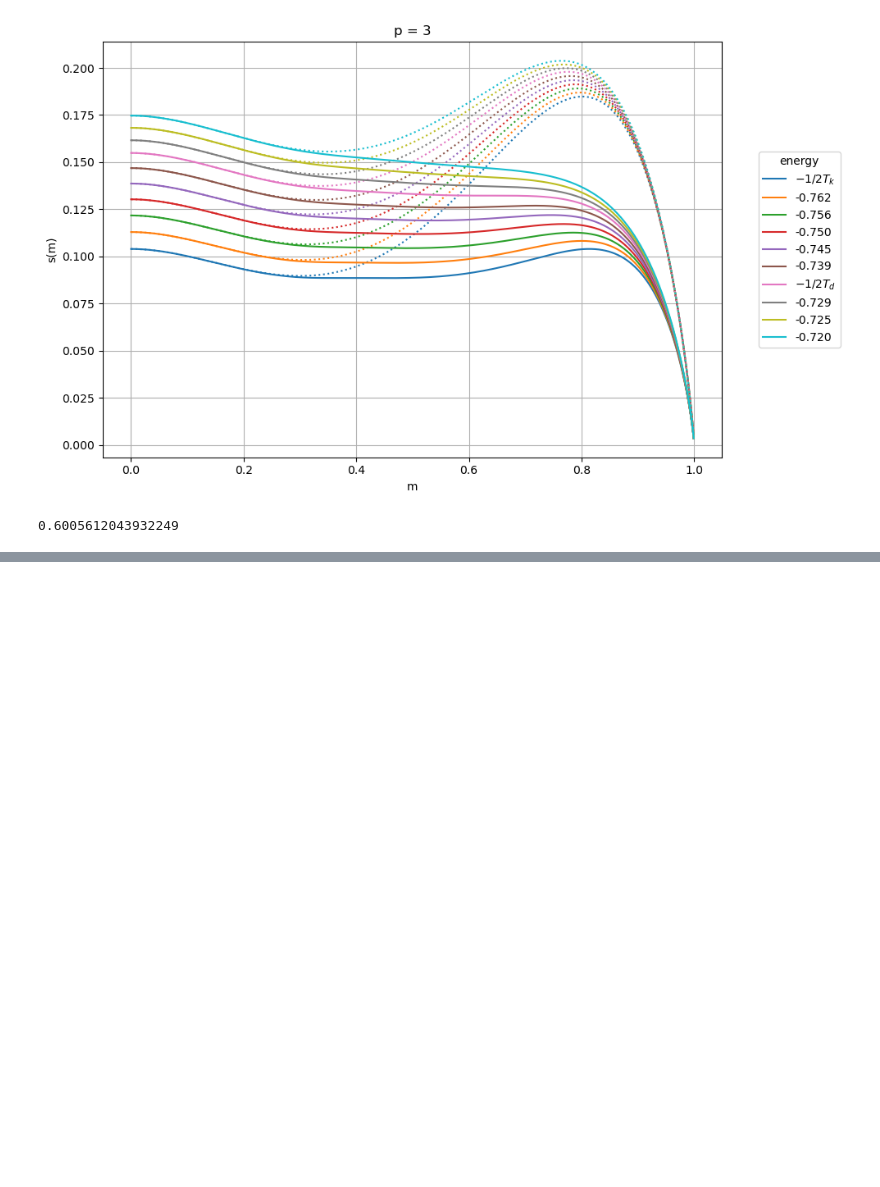
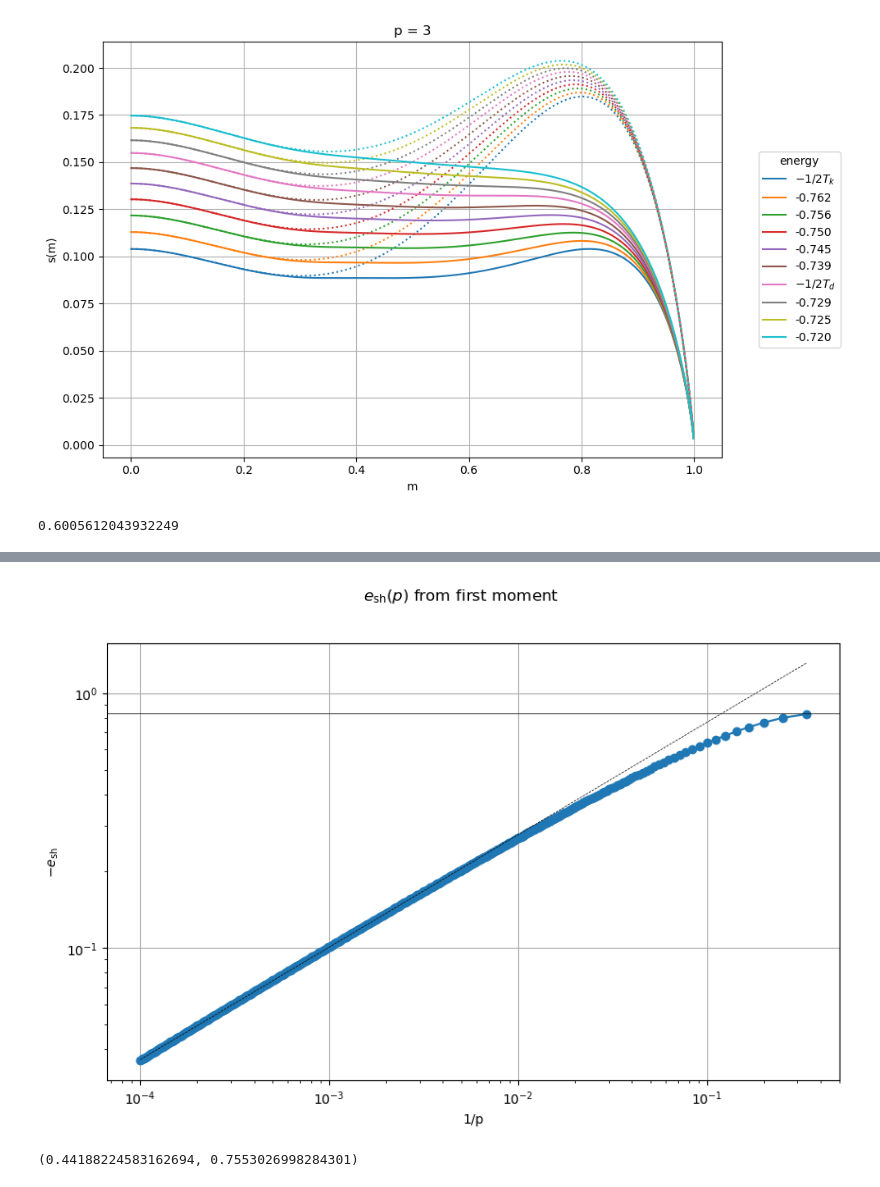
Before and after one commit to mvilucchio/fixed-energy-slice, a Jupyter notebook: Annealed_vs_RS_Ising.ipynb, the cells around one changed output, grey strips where cells are left out. Drawn from its saved outputs; the diff is of its cells as text; code cells hidden in the pictures; blank space fills up the shorter version.

```diff
--- a/Annealed_vs_RS_Ising.ipynb
+++ b/Annealed_vs_RS_Ising.ipynb
@@ -144,0 +134,11 @@ array([1.0250097])
+# %%
+n_points_m = 50_000
+# %%
+def find_minimum_entropy(e, p, n_points_m):
+    ms = np.linspace(1e-6, 1-1e-6, n_points_m)
+    ders = np.array([deriv_ann_entropy(m, e, p) for m in ms])
+    if deriv_ann_entropy(ms[np.argmin(ders)], e, p) > 0:
+        m_min = 0.
+    else:
+        m_min = root_scalar(deriv_ann_entropy, args=(e, p), bracket=[1/n_points_m, ms[np.argmin(ders)]]).root
+    return annealed_entropy(m_min, e, p)
@@ -144,0 +165,27 @@ array([1.0250097])
+# %%
+ps = np.unique(np.logspace(0.5,4,500,dtype=int))
+ess = np.empty(len(ps))
+for i,p in enumerate(tqdm(ps)):
+    if (p==3):
+        ess[i] = root_scalar(find_minimum_entropy, args=(p, n_points_m), bracket=[-0.9, 0]).root
+    else:
+        ess[i] = root_scalar(find_minimum_entropy, args=(p, n_points_m), bracket=[-0.81, 0]).root
+# %%
+a,b = np.polyfit(np.log(1/ps[150:]), np.log(-ess[150:]), 1)
+# %%
+fig, ax = plt.subplots(figsize=(10,6))
+fig.suptitle(r"$e_{\rm sh}(p)$ from first moment")
+ax.plot(1/ps, -ess, '-o')
+ax.axhline(np.sqrt(np.log(2)), color='black', lw=0.5)
+ax.plot(1/ps, np.exp(b)*np.power(1/ps, a), '--', color='black', lw=0.5)
+ax.set_xlabel('1/p')
+ax.set_ylabel(r'$-e_{\rm sh}$')
+ax.set_xscale('log')
+ax.set_yscale('log')
+ax.grid()
+# %% [output]
+[figure, added]
+# %%
+a,b
+# %% [output]
+(0.44188224583162694, 0.7553026998284301)
```
Also changed, not shown: parts of 18 cells of this notebook, 1 other file.
